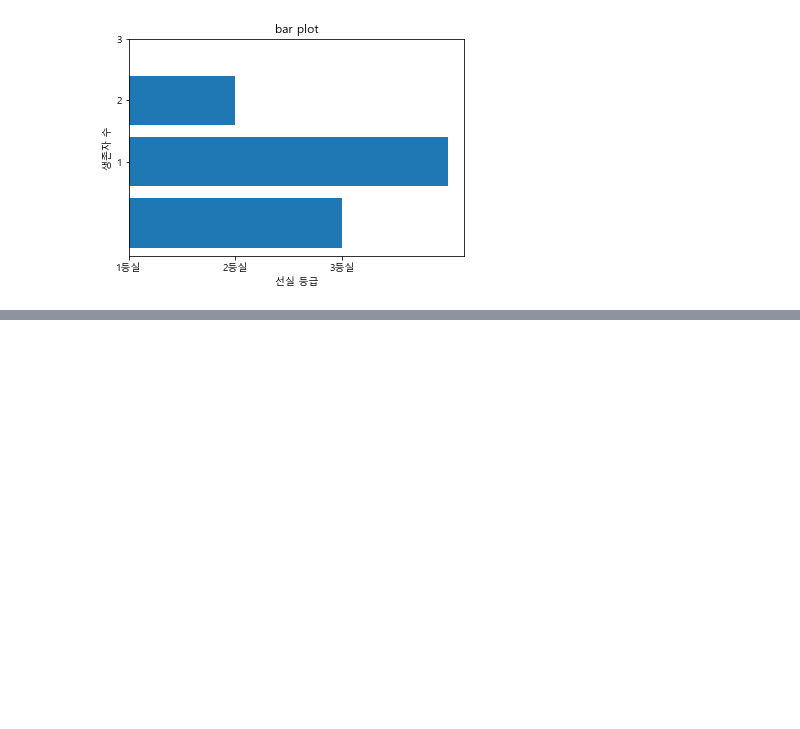
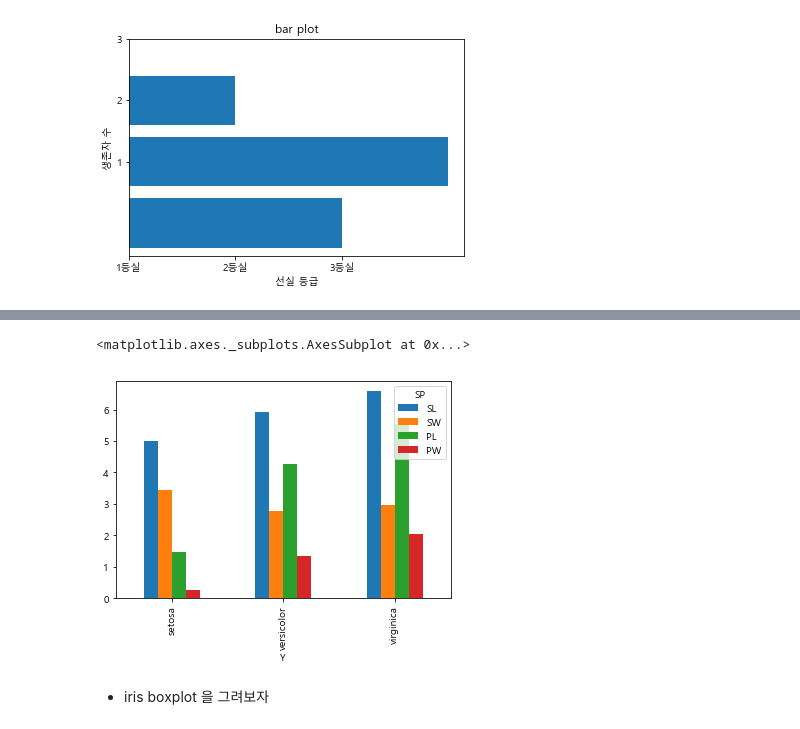
Before and after one commit to gabychoi/TIL, a Jupyter notebook: visualization[01].ipynb, the cells around one changed output, grey strips where cells are left out. Drawn from its saved outputs; the diff is of its cells as text; code cells hidden in the pictures; blank space fills up the shorter version.

```diff
--- a/visualization[01].ipynb
+++ b/visualization[01].ipynb
@@ -233,0 +315,7 @@ plt.show()
+# %%
+species_mean.plot.bar()
+# %% [output]
+<matplotlib.axes._subplots.AxesSubplot at 0x...>
+[figure, added]
+# %% [markdown]
+- iris boxplot 을 그려보자
```
Also changed, not shown: parts of 51 cells of this notebook.
